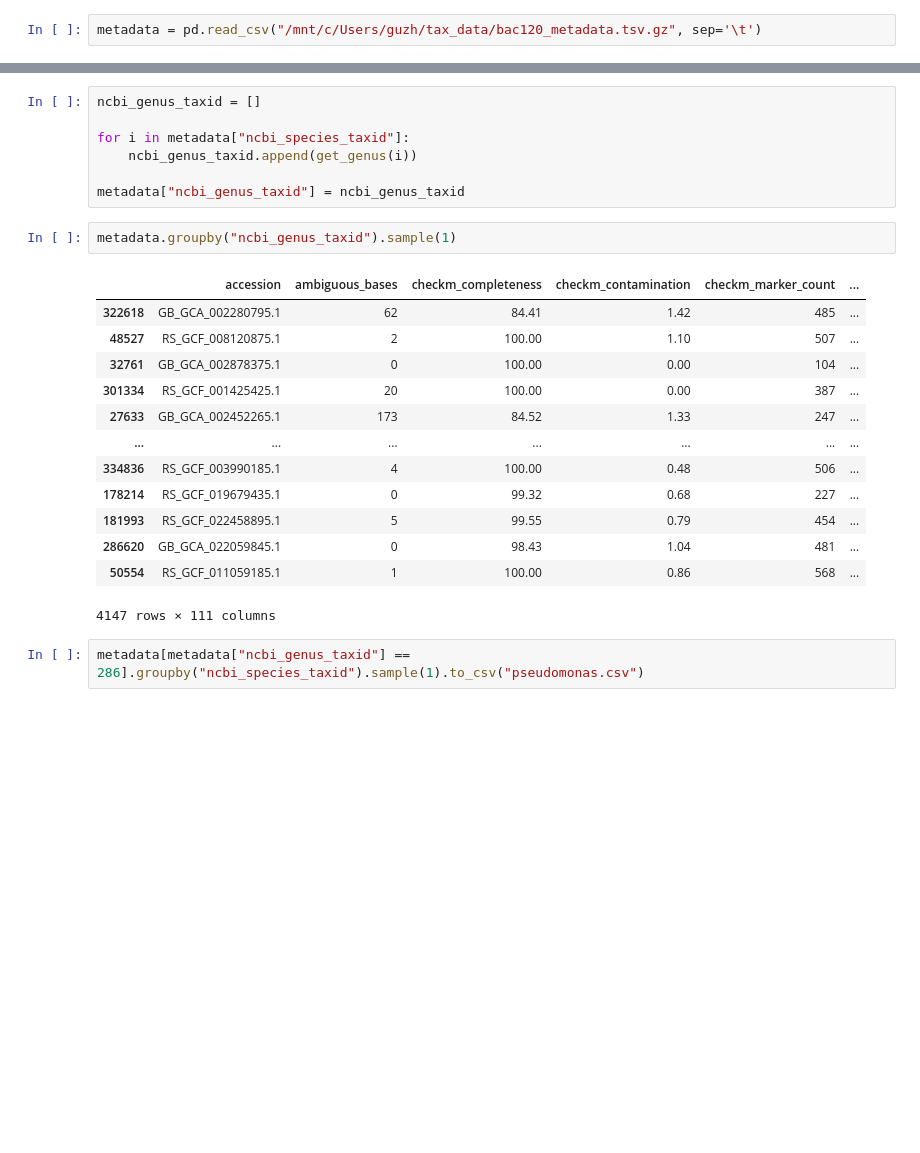
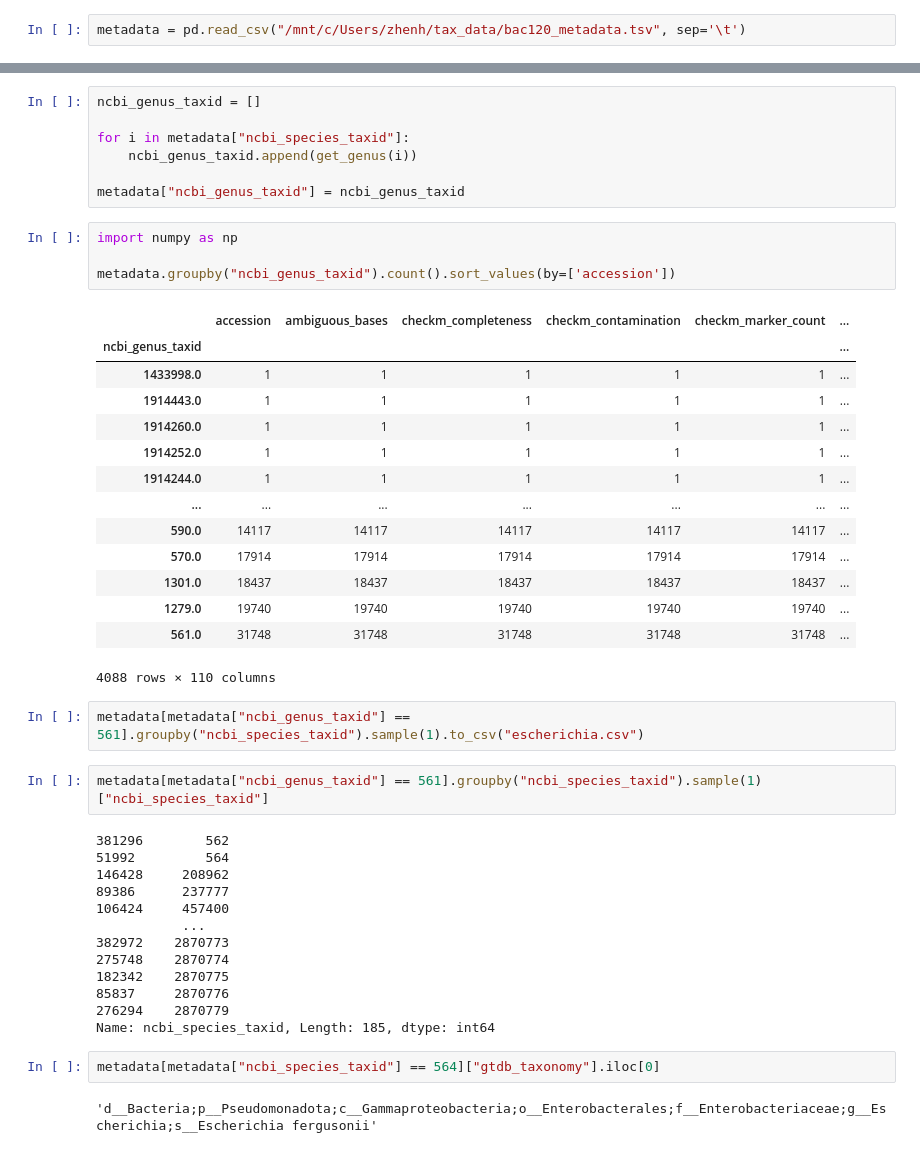
Before and after one commit to GZHoffie/TDT, a Jupyter notebook: gtdb_utils/metadata.ipynb, the cells around one changed output, grey strips where cells are left out. Cells and saved outputs as stored; diff of their text form; blank space fills up the shorter version.

```diff
--- a/gtdb_utils/metadata.ipynb
+++ b/gtdb_utils/metadata.ipynb
@@ -2,7 +2,7 @@
 # import packages
 import pandas as pd
 # %%
-metadata = pd.read_csv("/mnt/c/Users/guzh/tax_data/bac120_metadata.tsv.gz", sep='\t')
+metadata = pd.read_csv("/mnt/c/Users/zhenh/tax_data/bac120_metadata.tsv", sep='\t')
 # %%
 metadata
 # %% [output]
@@ -93,21 +76,43 @@ for i in metadata["ncbi_species_taxid"]:
     ncbi_genus_taxid.append(get_genus(i))
 
 metadata["ncbi_genus_taxid"] = ncbi_genus_taxid
+# %%
+import numpy as np
+
+metadata.groupby("ncbi_genus_taxid").count().sort_values(by=['accession'])
+# %% [output]
+|  | accession | ambiguous_bases | checkm_completeness | checkm_contamination | checkm_marker_count | ... |
+| ncbi_genus_taxid |  |  |  |  |  | ... |
+| 1433998.0 | 1 | 1 | 1 | 1 | 1 | ... |
+| 1914443.0 | 1 | 1 | 1 | 1 | 1 | ... |
+| 1914260.0 | 1 | 1 | 1 | 1 | 1 | ... |
+| 1914252.0 | 1 | 1 | 1 | 1 | 1 | ... |
+| 1914244.0 | 1 | 1 | 1 | 1 | 1 | ... |
+| ... | ... | ... | ... | ... | ... | ... |
+| 590.0 | 14117 | 14117 | 14117 | 14117 | 14117 | ... |
+| 570.0 | 17914 | 17914 | 17914 | 17914 | 17914 | ... |
+| 1301.0 | 18437 | 18437 | 18437 | 18437 | 18437 | ... |
+| 1279.0 | 19740 | 19740 | 19740 | 19740 | 19740 | ... |
+| 561.0 | 31748 | 31748 | 31748 | 31748 | 31748 | ... |
+4088 rows × 110 columns
+# %%
+metadata[metadata["ncbi_genus_taxid"] == 561].groupby("ncbi_species_taxid").sample(1).to_csv("escherichia.csv")
 # %%
-metadata.groupby("ncbi_genus_taxid").sample(1)
+metadata[metadata["ncbi_genus_taxid"] == 561].groupby("ncbi_species_taxid").sample(1)["ncbi_species_taxid"]
 # %% [output]
-|  | accession | ambiguous_bases | checkm_completeness | checkm_contamination | checkm_marker_count | ... |
-| 322618 | GB_GCA_002280795.1 | 62 | 84.41 | 1.42 | 485 | ... |
-| 48527 | RS_GCF_008120875.1 | 2 | 100.00 | 1.10 | 507 | ... |
-| 32761 | GB_GCA_002878375.1 | 0 | 100.00 | 0.00 | 104 | ... |
-| 301334 | RS_GCF_001425425.1 | 20 | 100.00 | 0.00 | 387 | ... |
-| 27633 | GB_GCA_002452265.1 | 173 | 84.52 | 1.33 | 247 | ... |
-| ... | ... | ... | ... | ... | ... | ... |
-| 334836 | RS_GCF_003990185.1 | 4 | 100.00 | 0.48 | 506 | ... |
-| 178214 | RS_GCF_019679435.1 | 0 | 99.32 | 0.68 | 227 | ... |
-| 181993 | RS_GCF_022458895.1 | 5 | 99.55 | 0.79 | 454 | ... |
-| 286620 | GB_GCA_022059845.1 | 0 | 98.43 | 1.04 | 481 | ... |
-| 50554 | RS_GCF_011059185.1 | 1 | 100.00 | 0.86 | 568 | ... |
-4147 rows × 111 columns
+381296        562
+51992         564
+146428     208962
+89386      237777
+106424     457400
+           ...
+382972    2870773
+275748    2870774
+182342    2870775
+85837     2870776
+276294    2870779
+Name: ncbi_species_taxid, Length: 185, dtype: int64
-# %%
-metadata[metadata["ncbi_genus_taxid"] == 286].groupby("ncbi_species_taxid").sample(1).to_csv("pseudomonas.csv")
+# %%
+metadata[metadata["ncbi_species_taxid"] == 564]["gtdb_taxonomy"].iloc[0]
+# %% [output]
+'d__Bacteria;p__Pseudomonadota;c__Gammaproteobacteria;o__Enterobacterales;f__Enterobacteriaceae;g__Escherichia;s__Escherichia fergusonii'
```
Also changed, not shown: parts of 1 cell of this notebook, 6 other files.
